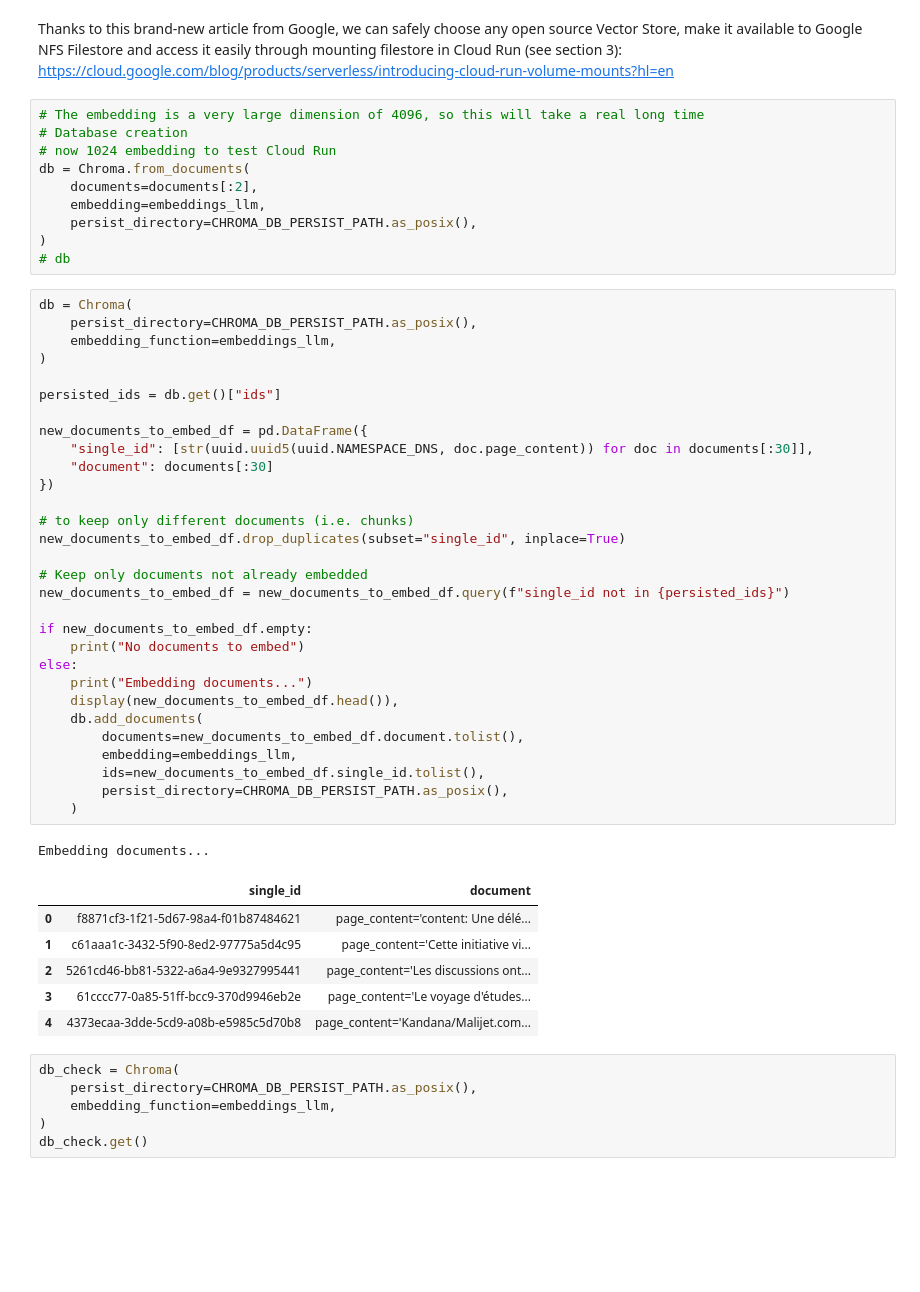
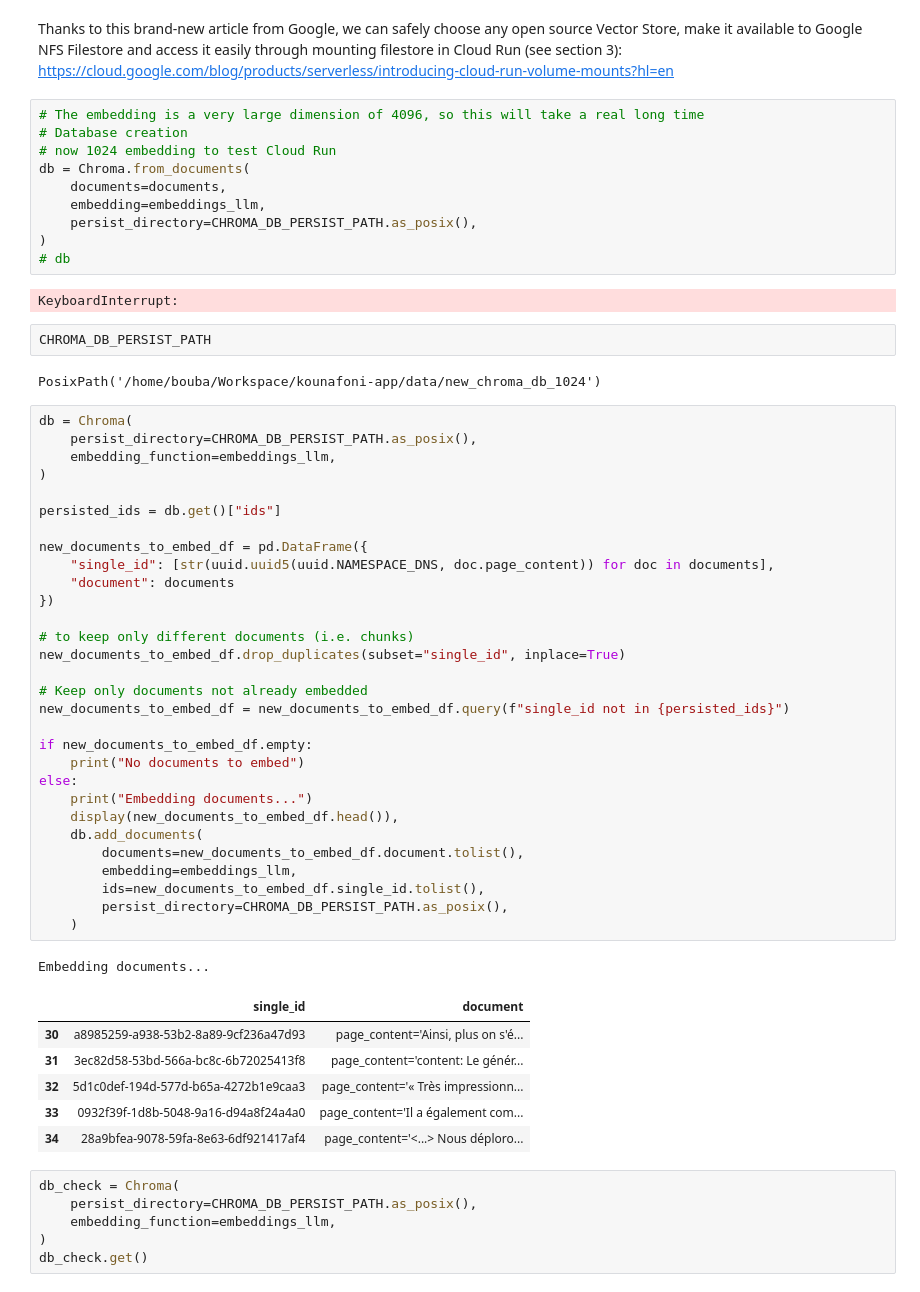
Before and after one commit to Lonytech/kounafoni-app, a Jupyter notebook: Notebook/local_rag.ipynb, the cells around one changed output. Cells and saved outputs as stored; diff of their text form; blank space fills up the shorter version.

```diff
--- a/Notebook/local_rag.ipynb
+++ b/Notebook/local_rag.ipynb
@@ -379,49 +388,55 @@ Thanks to this brand-new article from Google, we can safely choose any open sour
 # Database creation
 # now 1024 embedding to test Cloud Run
 db = Chroma.from_documents(
-    documents=documents[:2],
+    documents=documents,
     embedding=embeddings_llm,
     persist_directory=CHROMA_DB_PERSIST_PATH.as_posix(),
 )
 # db
+# %% [output]
+KeyboardInterrupt:
+# %%
+CHROMA_DB_PERSIST_PATH
+# %% [output]
+PosixPath('/home/bouba/Workspace/kounafoni-app/data/new_chroma_db_1024')
 # %%
 db = Chroma(
     persist_directory=CHROMA_DB_PERSIST_PATH.as_posix(),
     embedding_function=embeddings_llm,
 )
 
 persisted_ids = db.get()["ids"]
 
 new_documents_to_embed_df = pd.DataFrame({
-    "single_id": [str(uuid.uuid5(uuid.NAMESPACE_DNS, doc.page_content)) for doc in documents[:30]],
-    "document": documents[:30]
+    "single_id": [str(uuid.uuid5(uuid.NAMESPACE_DNS, doc.page_content)) for doc in documents],
+    "document": documents
 })
 
 # to keep only different documents (i.e. chunks)
 new_documents_to_embed_df.drop_duplicates(subset="single_id", inplace=True)
 
 # Keep only documents not already embedded
 new_documents_to_embed_df = new_documents_to_embed_df.query(f"single_id not in {persisted_ids}")
 
 if new_documents_to_embed_df.empty:
     print("No documents to embed")
 else:
     print("Embedding documents...")
     display(new_documents_to_embed_df.head()),
     db.add_documents(
         documents=new_documents_to_embed_df.document.tolist(),
         embedding=embeddings_llm,
         ids=new_documents_to_embed_df.single_id.tolist(),
         persist_directory=CHROMA_DB_PERSIST_PATH.as_posix(),
     )
 # %% [output]
 Embedding documents...
 |  | single_id | document |
-| 0 | f8871cf3-1f21-5d67-98a4-f01b87484621 | page_content='content: Une délé... |
-| 1 | c61aaa1c-3432-5f90-8ed2-97775a5d4c95 | page_content='Cette initiative vi... |
-| 2 | 5261cd46-bb81-5322-a6a4-9e9327995441 | page_content='Les discussions ont... |
-| 3 | 61cccc77-0a85-51ff-bcc9-370d9946eb2e | page_content='Le voyage d'études... |
-| 4 | 4373ecaa-3dde-5cd9-a08b-e5985c5d70b8 | page_content='Kandana/Malijet.com... |
+| 30 | a8985259-a938-53b2-8a89-9cf236a47d93 | page_content='Ainsi, plus on s'é... |
+| 31 | 3ec82d58-53bd-566a-bc8c-6b72025413f8 | page_content='content: Le génér... |
+| 32 | 5d1c0def-194d-577d-b65a-4272b1e9caa3 | page_content='« Très impressionn... |
+| 33 | 0932f39f-1d8b-5048-9a16-d94a8f24a4a0 | page_content='Il a également com... |
+| 34 | 28a9bfea-9078-59fa-8e63-6df921417af4 | page_content='<...> Nous déploro... |
 # %%
 db_check = Chroma(
     persist_directory=CHROMA_DB_PERSIST_PATH.as_posix(),
```
Also changed, not shown: parts of 16 cells of this notebook, 12 other files.
